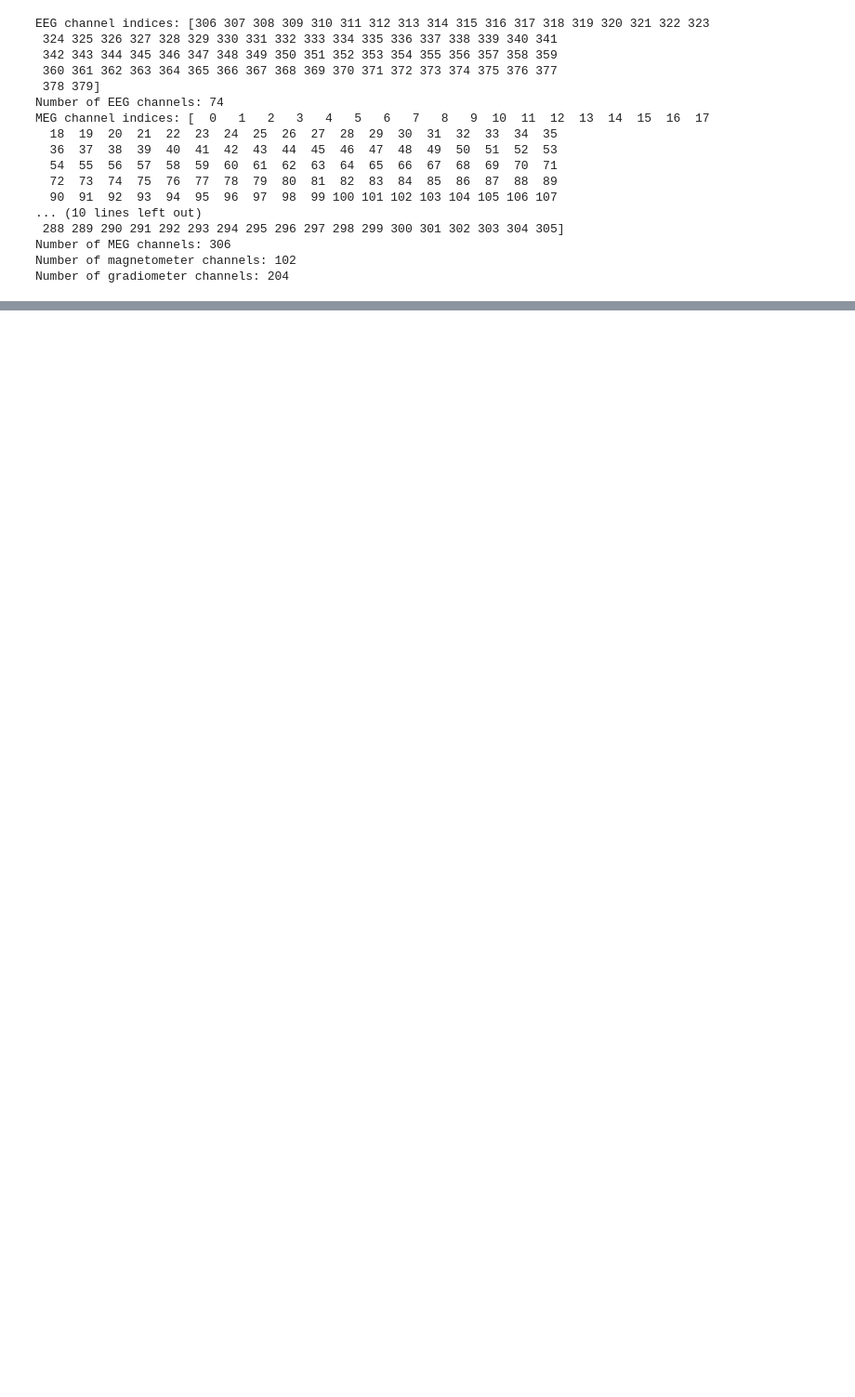
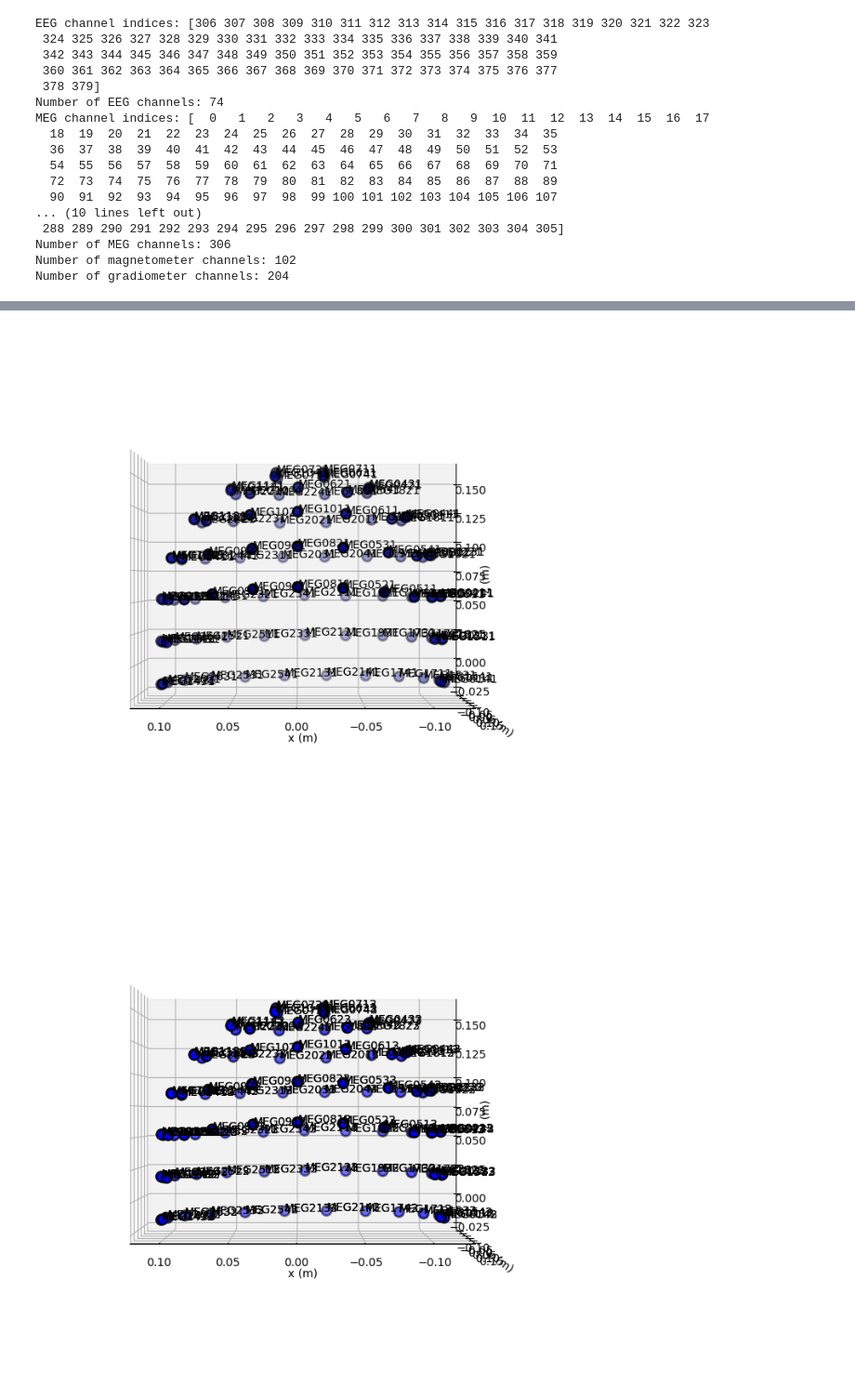
Before and after one commit to timfarkas/Synaptech, a Jupyter notebook: data_magic/data_testing.ipynb, the cells around one changed output, grey strips where cells are left out. Shown at 93% size. Cells and saved outputs as stored; diff of their text form; code cells hidden in the pictures; blank space fills up the shorter version.

```diff
--- a/data_magic/data_testing.ipynb
+++ b/data_magic/data_testing.ipynb
@@ -116,0 +190,19 @@ Number of gradiometer channels: 204
+# %%
+%matplotlib inline
+
+import warnings
+with warnings.catch_warnings():
+    warnings.filterwarnings("ignore", category=RuntimeWarning)
+    raw.plot_sensors(kind='3d', ch_type='mag', show_names=True)
+
+# Plotting gradiometers in 3D
+
+%matplotlib inline
+
+import warnings
+with warnings.catch_warnings():
+    warnings.filterwarnings("ignore", category=RuntimeWarning)
+    raw.plot_sensors(kind='3d', ch_type='grad', show_names=True)
+# %% [output]
+[figure, added]
+[figure, added]
```
Also changed, not shown: parts of 32 cells of this notebook.
